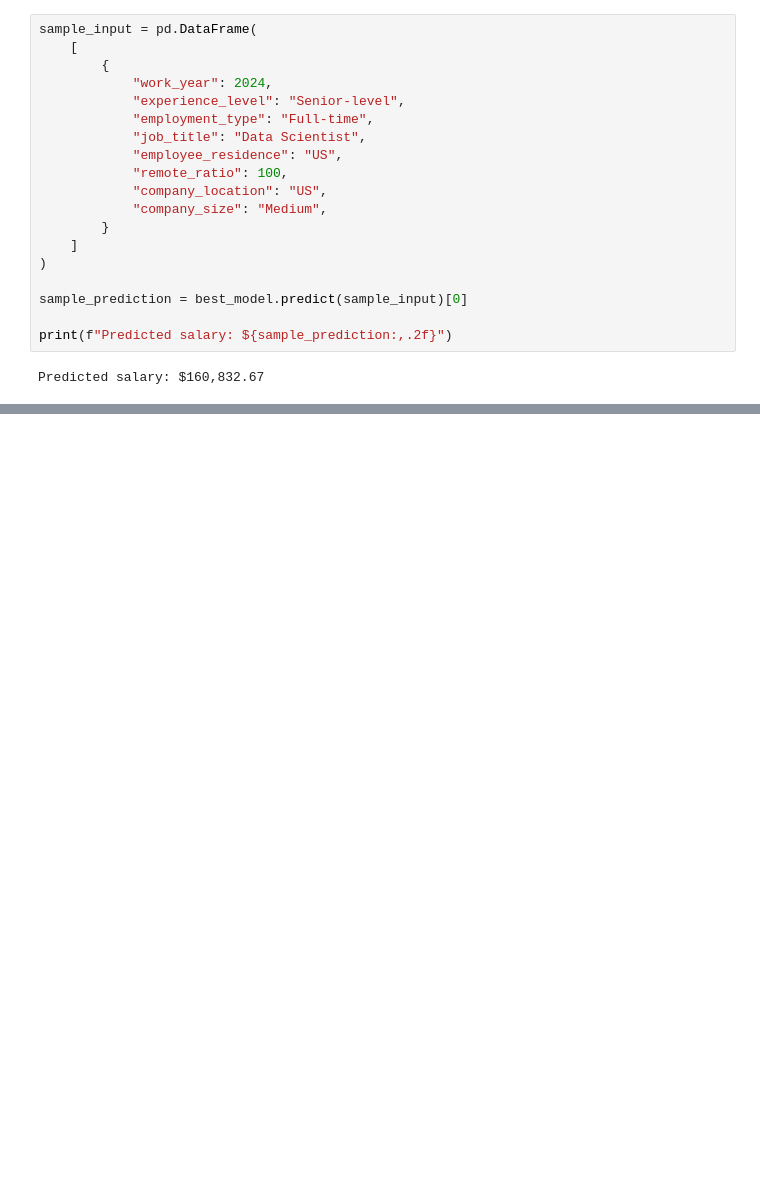
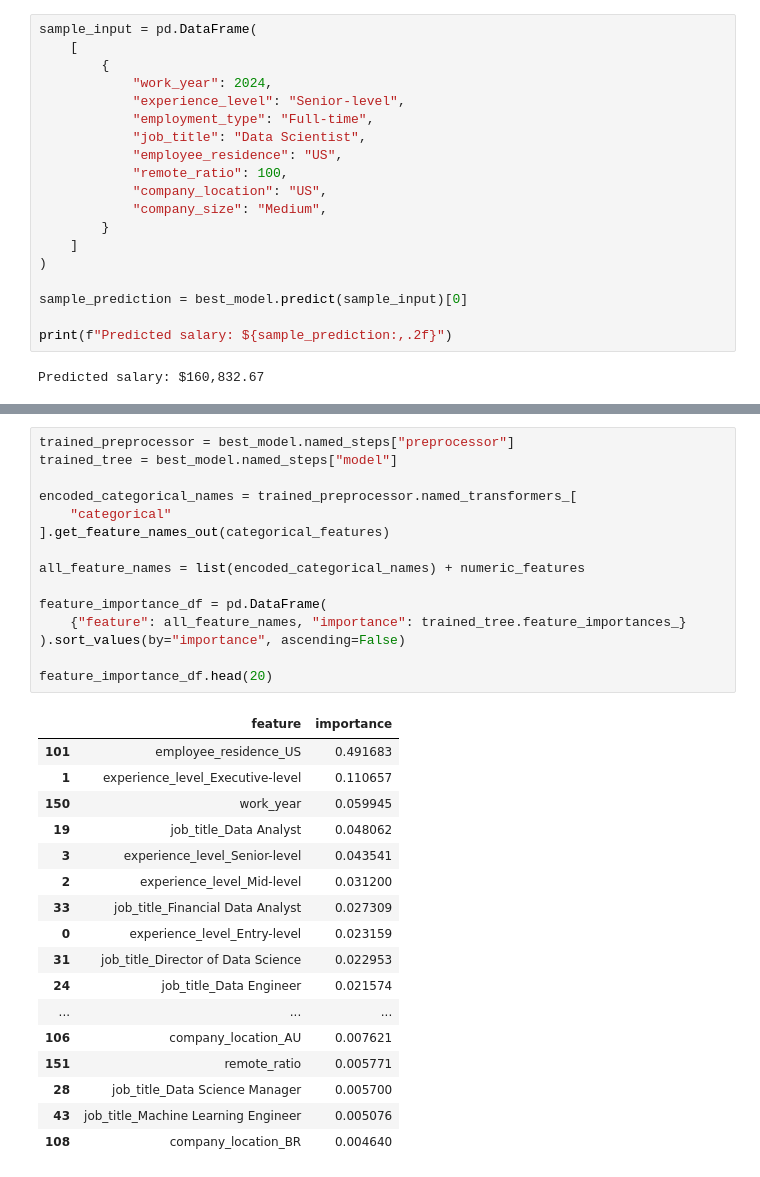
Before and after one commit to baderkothman/salary-prediction-app, a Jupyter notebook: notebooks/02_model_training.ipynb, the cells around one changed output, grey strips where cells are left out. Saved outputs shown, nothing was run; the diff lists cells and outputs as text; blank space fills up the shorter version.

```diff
--- a/notebooks/02_model_training.ipynb
+++ b/notebooks/02_model_training.ipynb
@@ -299,0 +372,33 @@ print(f"Metrics saved to: {metrics_path}")
+# %%
+trained_preprocessor = best_model.named_steps["preprocessor"]
+trained_tree = best_model.named_steps["model"]
+
+encoded_categorical_names = trained_preprocessor.named_transformers_[
+    "categorical"
+].get_feature_names_out(categorical_features)
+
+all_feature_names = list(encoded_categorical_names) + numeric_features
+
+feature_importance_df = pd.DataFrame(
+    {"feature": all_feature_names, "importance": trained_tree.feature_importances_}
+).sort_values(by="importance", ascending=False)
+
+feature_importance_df.head(20)
+# %% [output]
+|  | feature | importance |
+| 101 | employee_residence_US | 0.491683 |
+| 1 | experience_level_Executive-level | 0.110657 |
+| 150 | work_year | 0.059945 |
+| 19 | job_title_Data Analyst | 0.048062 |
+| 3 | experience_level_Senior-level | 0.043541 |
+| 2 | experience_level_Mid-level | 0.031200 |
+| 33 | job_title_Financial Data Analyst | 0.027309 |
+| 0 | experience_level_Entry-level | 0.023159 |
+| 31 | job_title_Director of Data Science | 0.022953 |
+| 24 | job_title_Data Engineer | 0.021574 |
+| ... | ... | ... |
+| 106 | company_location_AU | 0.007621 |
+| 151 | remote_ratio | 0.005771 |
+| 28 | job_title_Data Science Manager | 0.005700 |
+| 43 | job_title_Machine Learning Engineer | 0.005076 |
+| 108 | company_location_BR | 0.004640 |
```
Also changed, not shown: parts of 22 cells of this notebook, 6 other files.
